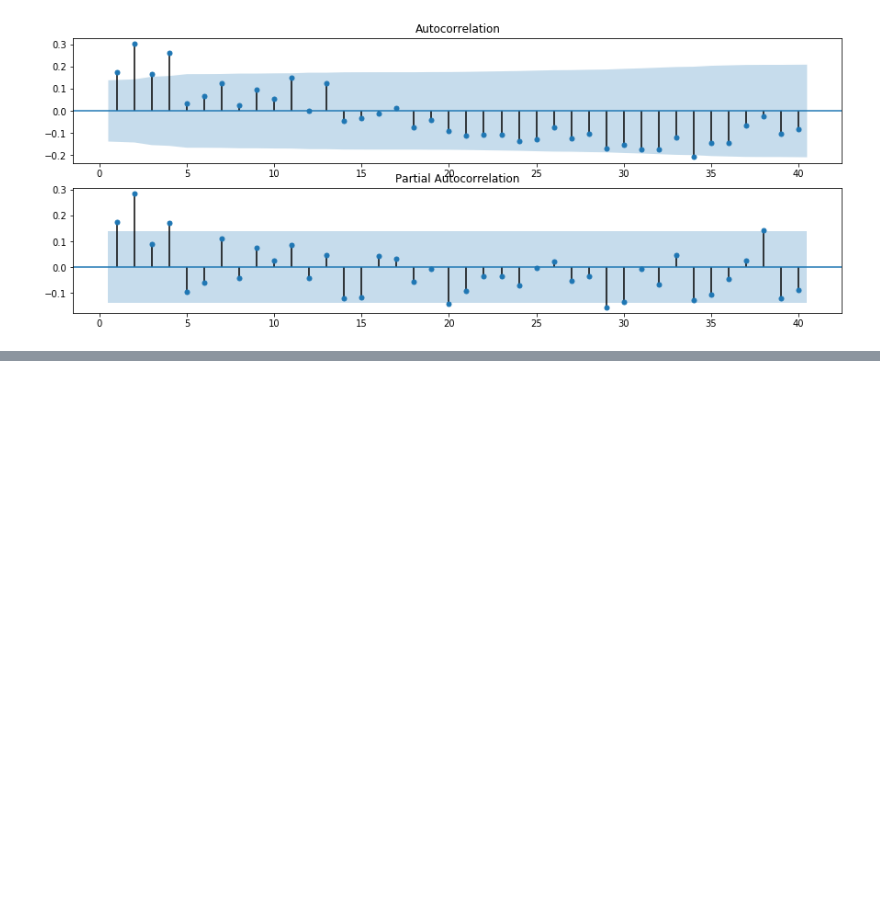
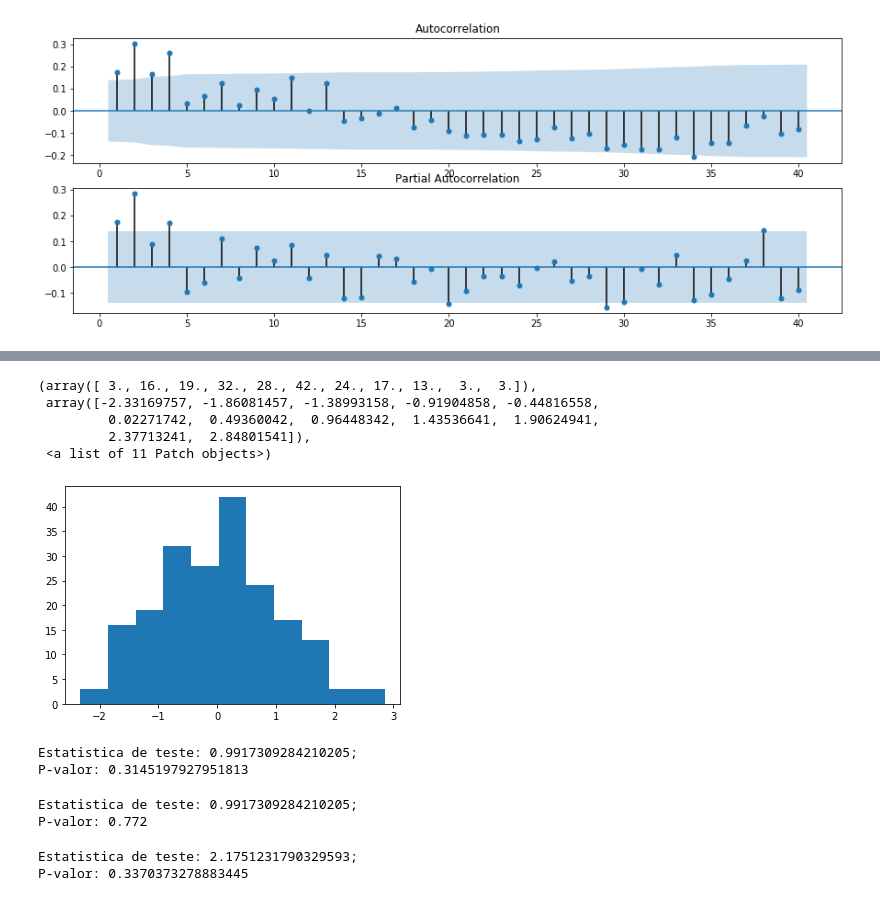
Before and after one commit to GMizuno/analise_de_dados, a Jupyter notebook: Series Temporais/Series Temporais parte 1.ipynb, the cells around one changed output, grey strips where cells are left out. Drawn from its saved outputs; the diff is of its cells as text; code cells hidden in the pictures; blank space fills up the shorter version.

```diff
--- a/Series Temporais/Series Temporais parte 1.ipynb
+++ b/Series Temporais/Series Temporais parte 1.ipynb
@@ -122,0 +137,27 @@ fig = plot_pacf(residuo, lags=40, zero=False, ax=ax2)
+# %%
+plt.hist(residpad, bins = 'auto')
+# %% [output]
+(array([ 3., 16., 19., 32., 28., 42., 24., 17., 13.,  3.,  3.]),
+ array([-2.33169757, -1.86081457, -1.38993158, -0.91904858, -0.44816558,
+         0.02271742,  0.49360042,  0.96448342,  1.43536641,  1.90624941,
+         2.37713241,  2.84801541]),
+ <a list of 11 Patch objects>)
+[figure, added]
+# %%
+stat, p = scipy.stats.shapiro(data['Var1'])
+print(f'Estatistica de teste: {stat}; \nP-valor: {p}')
+# %% [output]
+Estatistica de teste: 0.9917309284210205;
+P-valor: 0.3145197927951813
+# %%
+stats, p, alpha = scipy.stats.anderson(data['Var1'], dist = 'norm')
+print(f'Estatistica de teste: {stat}; \nP-valor: {p[2]}')
+# %% [output]
+Estatistica de teste: 0.9917309284210205;
+P-valor: 0.772
+# %%
+stat, p = scipy.stats.jarque_bera(data['Var1'])
+print(f'Estatistica de teste: {stat}; \nP-valor: {p}')
+# %% [output]
+Estatistica de teste: 2.1751231790329593;
+P-valor: 0.3370373278883445
```
Also changed, not shown: parts of 11 cells of this notebook, 9 other files.
